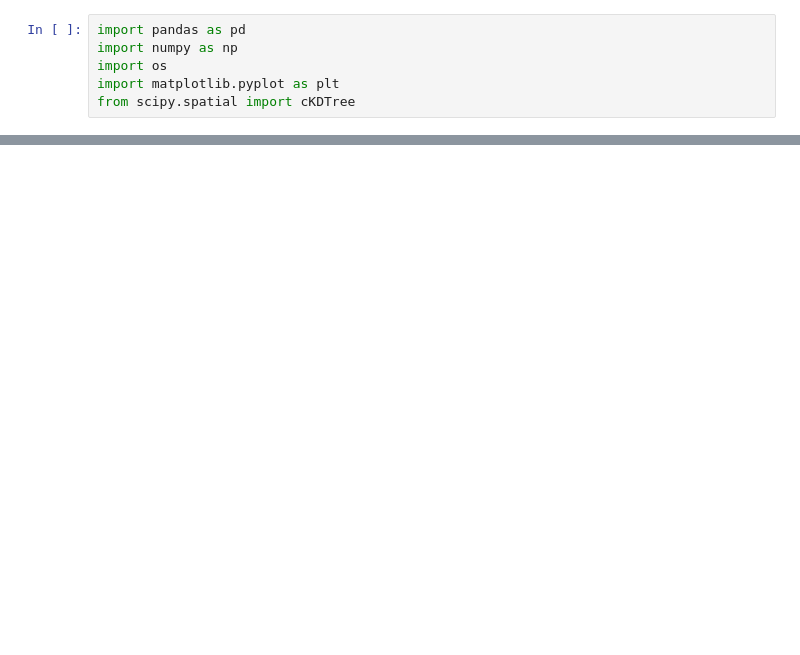
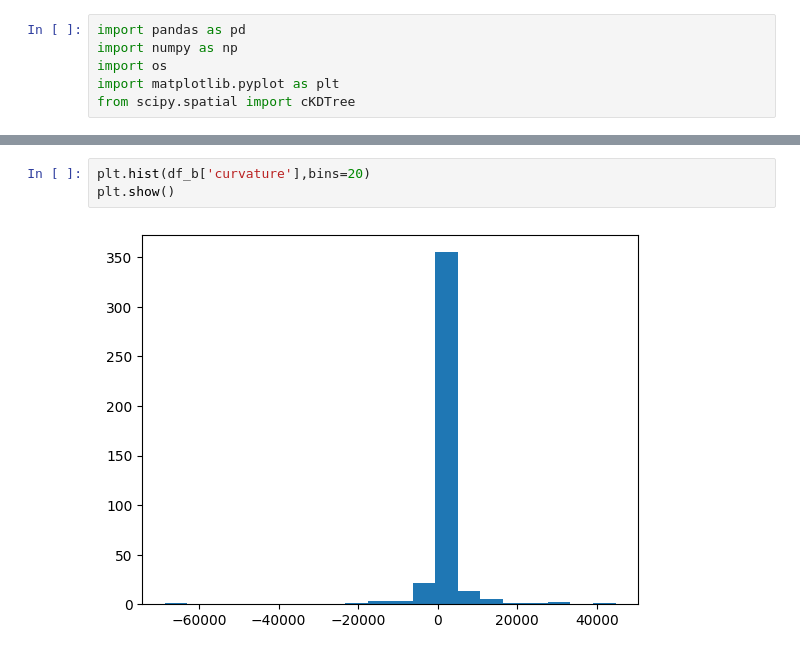
Before and after one commit to potatoslc/analysis_code, a Jupyter notebook: flamefront_iso_process.ipynb, the cells around one changed output, grey strips where cells are left out. Saved outputs shown, nothing was run; the diff lists cells and outputs as text; blank space fills up the shorter version.

```diff
--- a/flamefront_iso_process.ipynb
+++ b/flamefront_iso_process.ipynb
@@ -43,0 +78,5 @@ df_s = df_out[df_out['displacement'] ==0]
+# %%
+plt.hist(df_b['curvature'],bins=20)
+plt.show()
+# %% [output]
+[figure, added]
```
Also changed, not shown: parts of 25 cells of this notebook.
